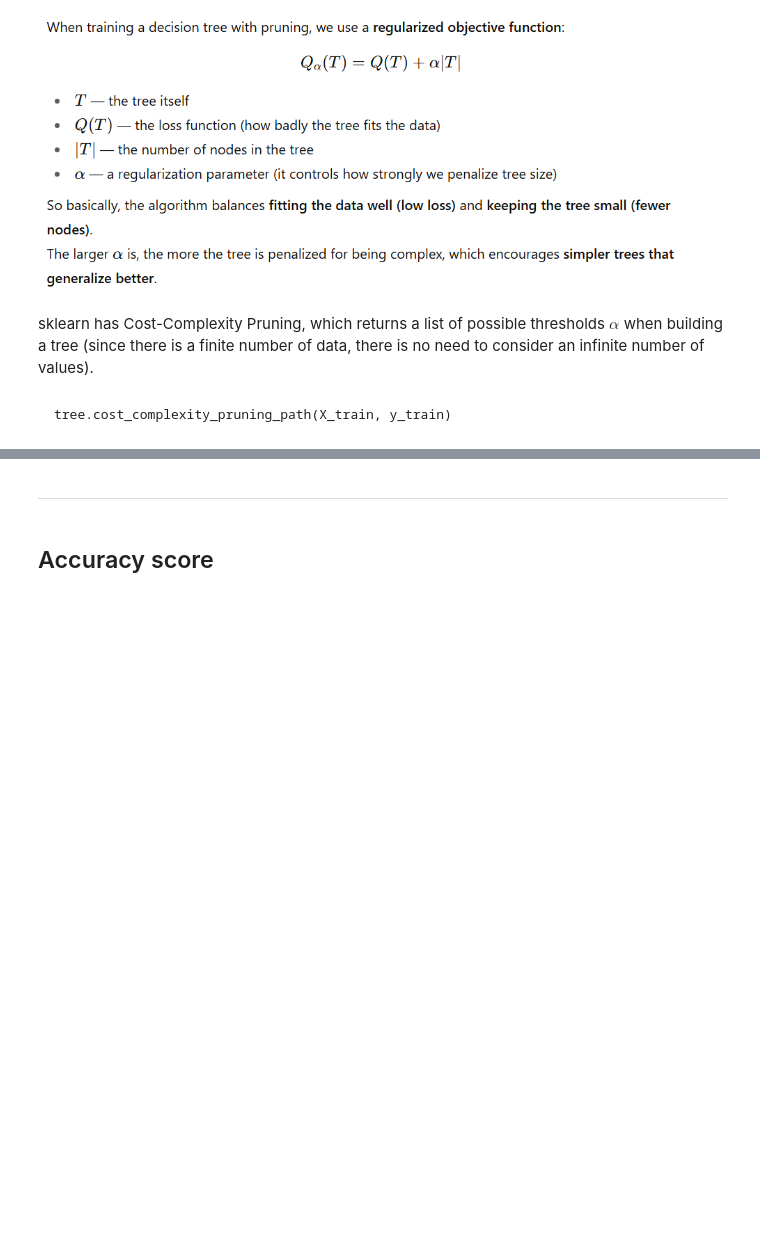
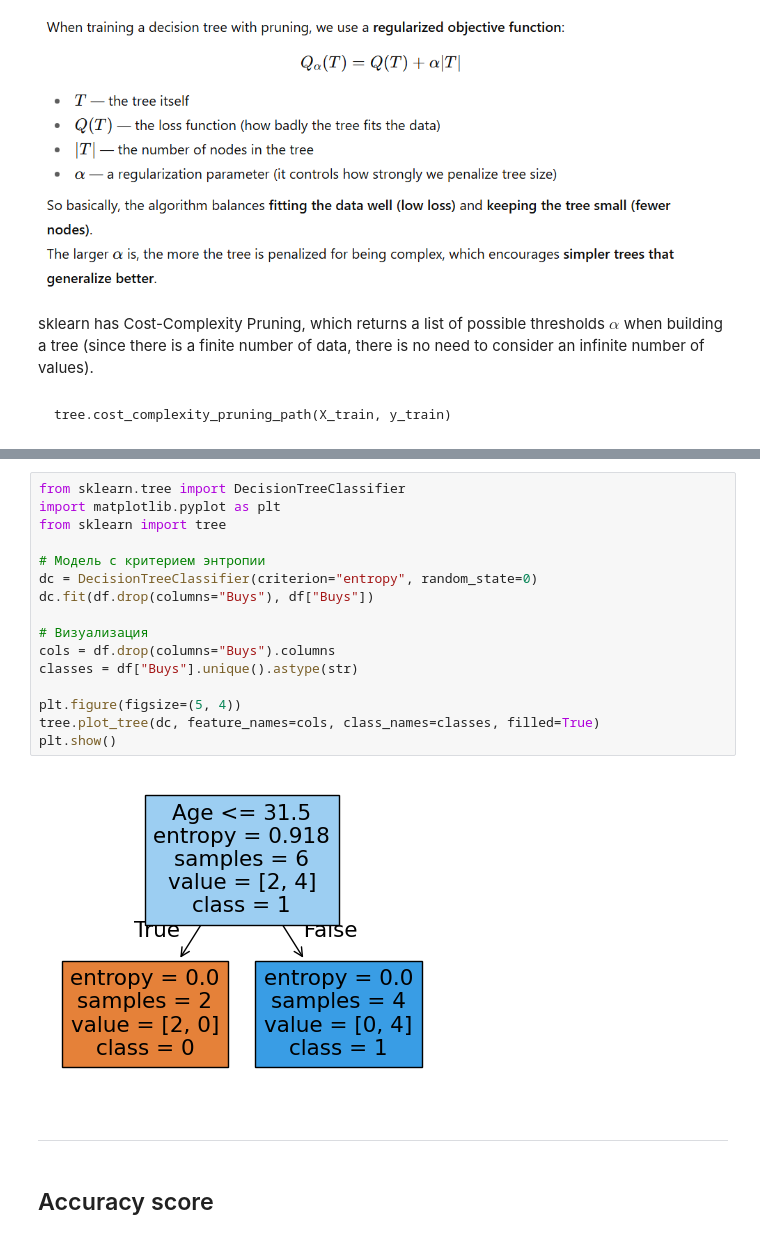
Before and after one commit to Ziyo78/homeworks, a Jupyter notebook: l1_tree_based_models.ipynb, the cells around one changed output, grey strips where cells are left out. Cells and saved outputs as stored; diff of their text form; blank space fills up the shorter version.

```diff
--- a/l1_tree_based_models.ipynb
+++ b/l1_tree_based_models.ipynb
@@ -494,3 +553,21 @@ plt.show()
+# %%
+from sklearn.tree import DecisionTreeClassifier
+import matplotlib.pyplot as plt
+from sklearn import tree
+
+# Модель с критерием энтропии
+dc = DecisionTreeClassifier(criterion="entropy", random_state=0)
+dc.fit(df.drop(columns="Buys"), df["Buys"])
+
+# Визуализация
+cols = df.drop(columns="Buys").columns
+classes = df["Buys"].unique().astype(str)
+
+plt.figure(figsize=(5, 4))
+tree.plot_tree(dc, feature_names=cols, class_names=classes, filled=True)
+plt.show()
+# %% [output]
+[figure, added]
 # %% [markdown]
 ___
 # %% [markdown]
```
Also changed, not shown: parts of 13 cells of this notebook.
